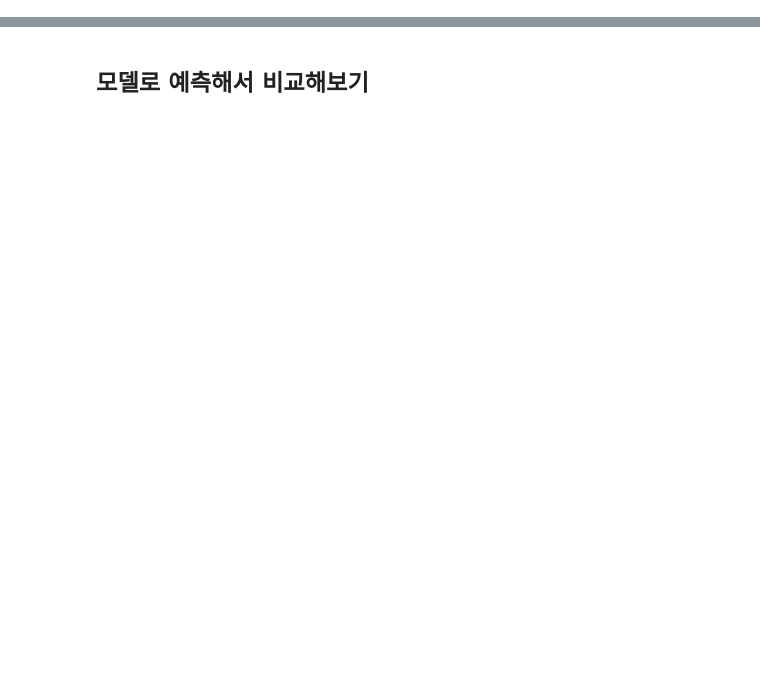
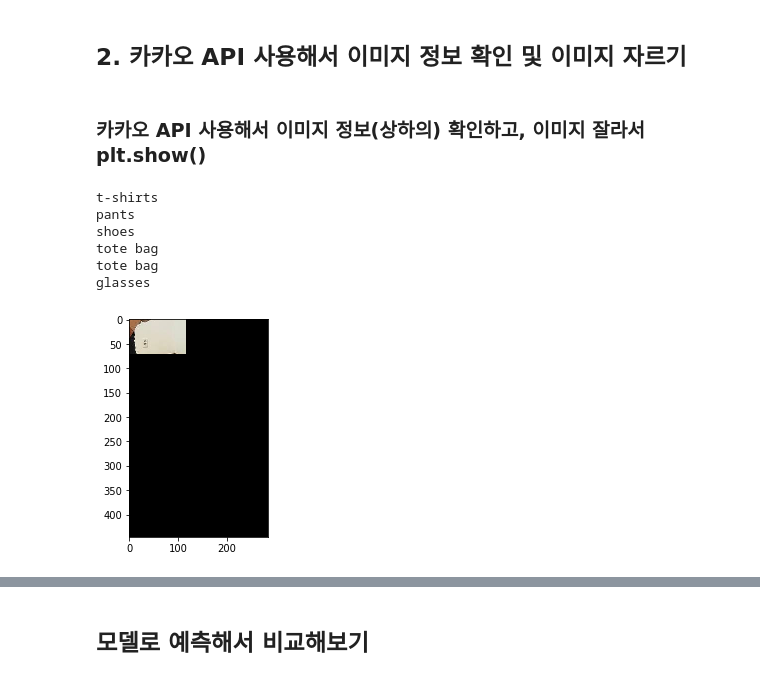
Before and after one commit to z2soo/Project, a Jupyter notebook: 의상_매칭_서비스/코드/016_카카오API활용_이미지_분리.ipynb, the cells around one changed output, grey strips where cells are left out. Saved outputs shown, nothing was run; the diff lists cells and outputs as text; code cells hidden in the pictures; blank space fills up the shorter version.

```diff
--- a/의상_매칭_서비스/코드/016_카카오API활용_이미지_분리.ipynb
+++ b/의상_매칭_서비스/코드/016_카카오API활용_이미지_분리.ipynb
@@ -199,0 +37,6 @@ seperate_n_predict(img_dir)
+# %%
+# 1. 사용할 이미지 설정
+
+
+img_dir ='C:/python_DA/img/test/017.jpg'                   # 학원컴퓨터
+#img_dir ='C:/Jupyter_Script/img/test/test (100).jpg'      # 노트북
@@ -199,0 +80,10 @@ seperate_n_predict(img_dir)
+# %% [markdown]
+## 2. 카카오 API 사용해서 이미지 정보 확인 및 이미지 자르기
+# %% [markdown]
+### 카카오 API 사용해서 이미지 정보(상하의) 확인하고, 이미지 잘라서 plt.show()
+# %%
+# 1. 사용할 이미지 설정
+
+
+img_dir ='C:/python_DA/img/test/018.jpg'                         # 학원컴퓨터
+#img_dir ='C:/Jupyter_Script/img/test/test (103).jpg'            # 노트북
@@ -199,0 +103,37 @@ seperate_n_predict(img_dir)
+# %%
+# 3. 이미지 자르기 : 실패
+
+
+img = Image.open(img_dir)
+#img = mpimg.imread(img_dir)
+
+info = []
+for each in result['result']['objects']:
+    info.append(each)
+#print(info)
+
+for _ in range(len(info)):
+    print(info[_]['class'])
+
+    if info[_]['class'] in ('pants', 'skirts', 't-shirts', 'shirts'):
+
+        # 'class'라는 key 값으로 뽑아내서 'calss' key에 해당되는 모든 value가 포함됨
+        # pants, skirts 등 특정 옷만 뽑아내려는 조건문이 적용이 안됨
+        # 이미지도 필요한 부분만 잘리는 것이 아니라 모두 잘려버림
+        # 이를 해결한 코드 -> 밑에 코드
+
+        x = info[_]['x1']*fig_w - 50
+        y = info[_]['y1']*fig_h - 50
+        w = info[_]['x2']*fig_w + 50
+        h = info[_]['y2']*fig_h + 50
+
+        img = img.crop((x,y,w,h))
+        plt.imshow(img)
+# %% [output]
+t-shirts
+pants
+shoes
+tote bag
+tote bag
+glasses
+[figure, added]
```
Also changed, not shown: parts of 34 cells of this notebook, 17 other files.
